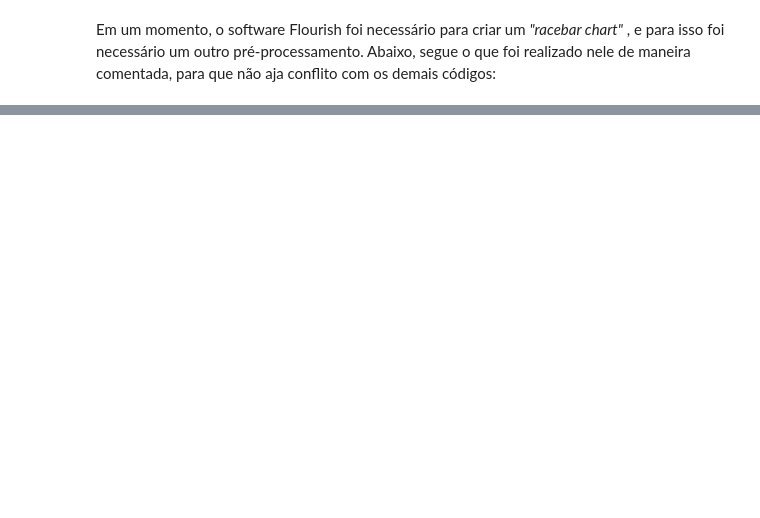
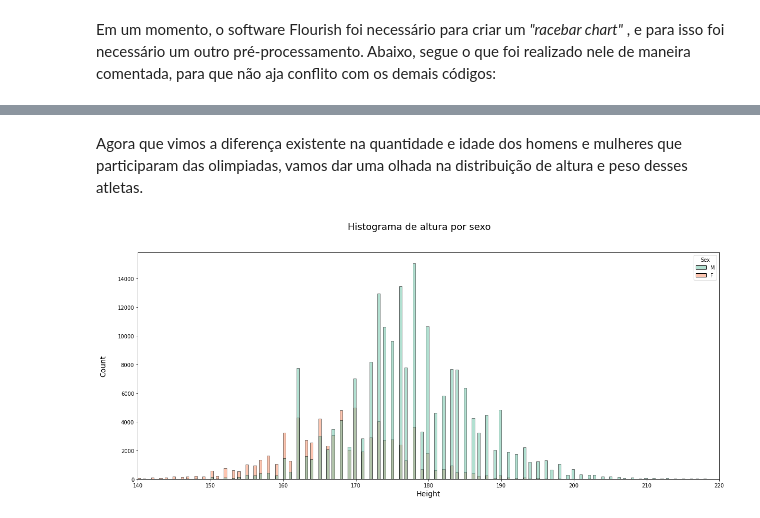
Before and after one commit to caiochacon/projeto_final_ICD, a Jupyter notebook: Data Olympic story.ipynb, the cells around one changed output, grey strips where cells are left out. Cells and saved outputs as stored; diff of their text form; code cells hidden in the pictures; blank space fills up the shorter version.

```diff
--- a/Data Olympic story.ipynb
+++ b/Data Olympic story.ipynb
@@ -255,0 +509,14 @@ display(HTML(flourish_url_us))
+# %% [markdown]
+Agora que vimos a diferença existente na quantidade e idade dos homens e mulheres que participaram das olimpiadas, vamos dar uma olhada na distribuição de altura e peso desses atletas.
+# %%
+plt.figure(figsize=(20,8))
+plt.suptitle("Histograma de altura por sexo", fontsize=18)
+plt.xlim(140, 220)
+
+sns.histplot(data=df, x="Height", color="indigo", hue='Sex',  palette='Set2')
+plt.xlabel("Height", fontsize=14)
+plt.ylabel("Count\n", fontsize=14)
+
+plt.show()
+# %% [output]
+[figure, added]
```
Also changed, not shown: parts of 57 cells of this notebook.
